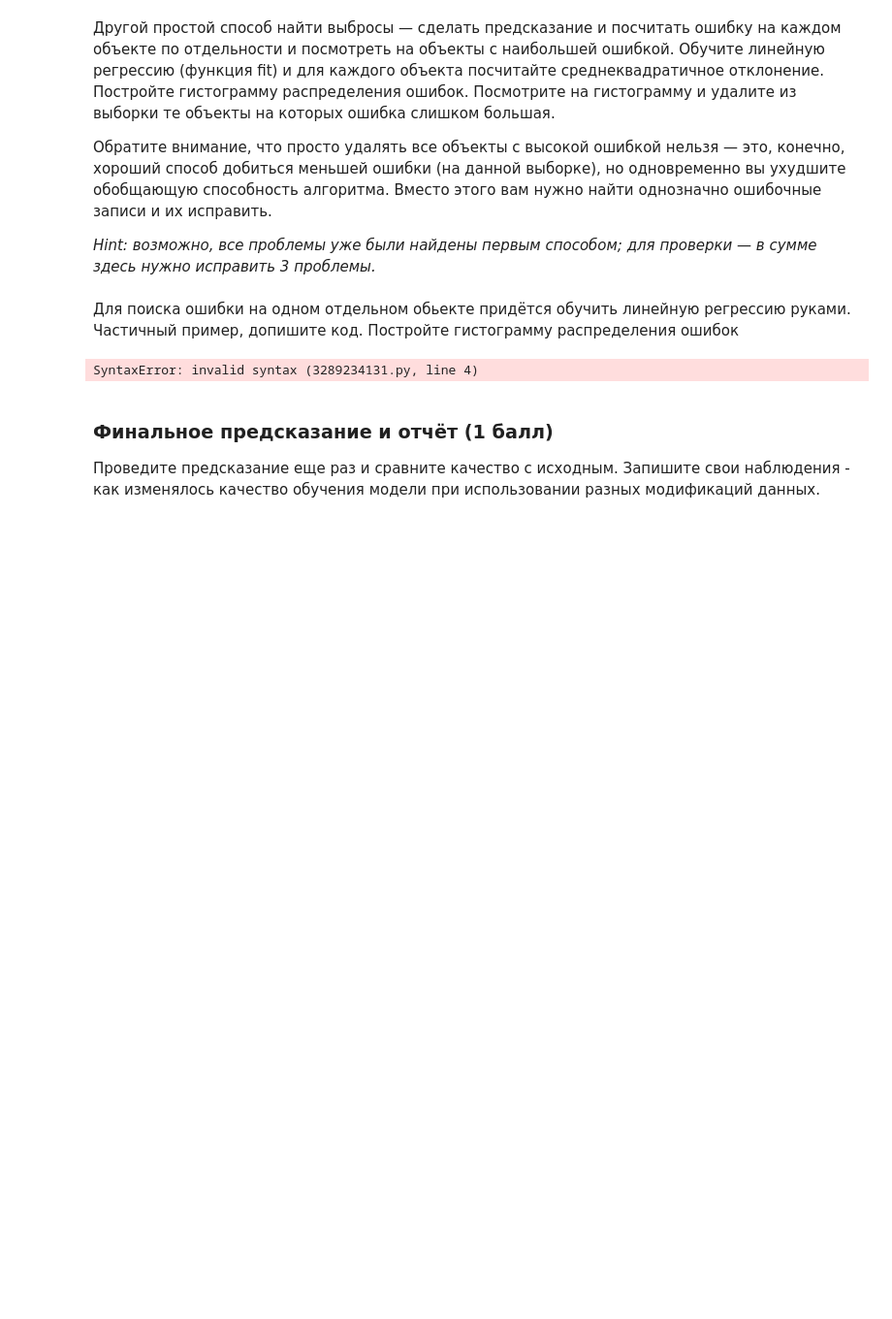
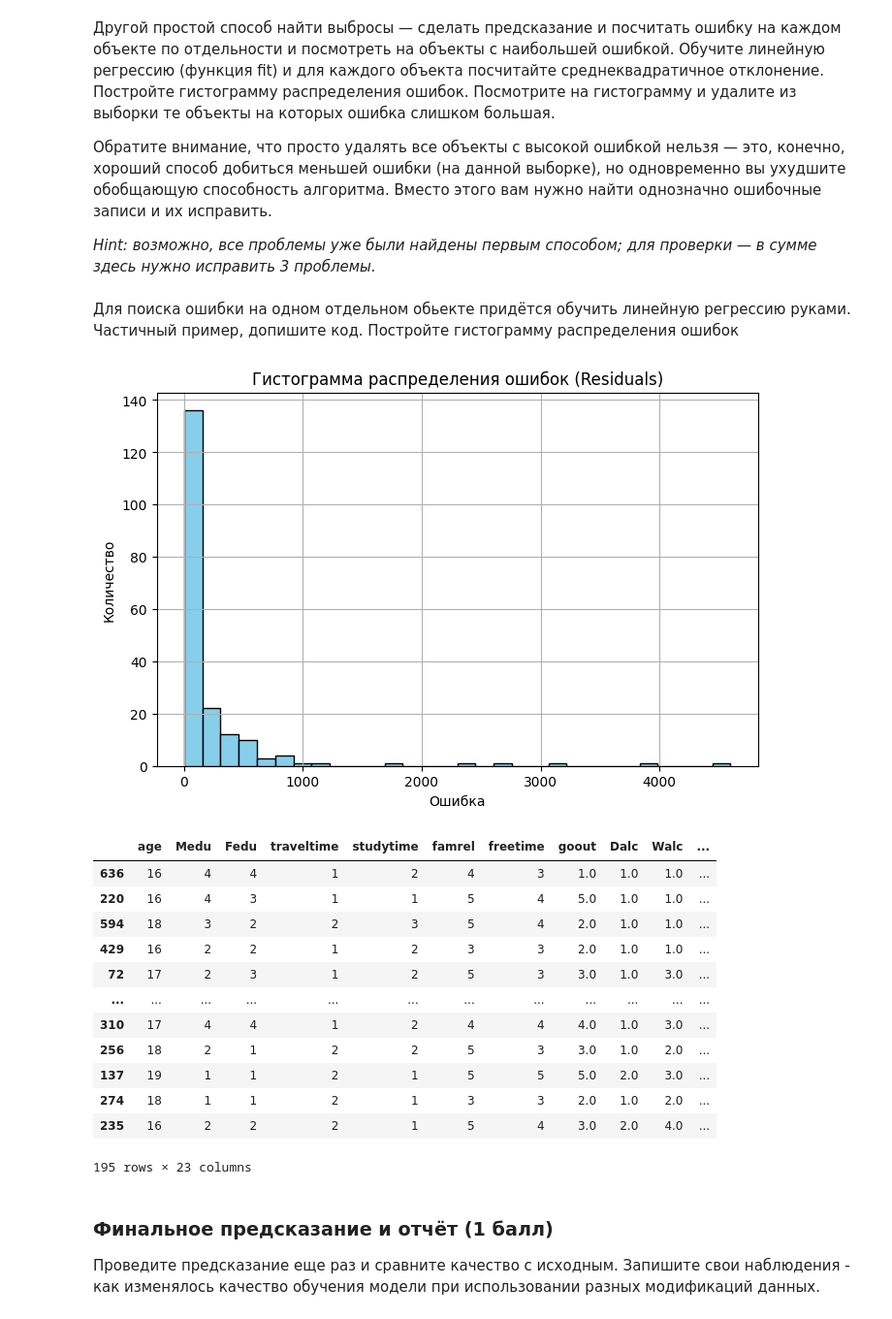
Before and after one commit to NikitaCat81/MLAESCTeminNikita, a Jupyter notebook: task2_linreg/task2_linreg_practice.ipynb, the cells around one changed output. Shown at 97% size. Cells and saved outputs as stored; diff of their text form; code cells hidden in the pictures; blank space fills up the shorter version.

```diff
--- a/task2_linreg/task2_linreg_practice.ipynb
+++ b/task2_linreg/task2_linreg_practice.ipynb
@@ -235,0 +260,17 @@ __(1.5 балла)__
+# %%
+conditions = [
+    data["traveltime"] == 1,
+    data["traveltime"] == 2,
+    data["traveltime"] == 3,
+    data["traveltime"] == 4,
+    (data["traveltime"] > 4) & (data["traveltime"] < 15),
+    (data["traveltime"] >= 15) & (data["traveltime"] < 30),
+    (data["traveltime"] >= 30) & (data["traveltime"] < 60),
+    data["traveltime"] >= 60
+]
+
+choices = [1, 2, 3, 4, 1, 2, 3, 4]
+
+data["traveltime"] = np.select(conditions, choices)
+
+data
@@ -243,14 +298,46 @@ __(1.5 балла)__
 *Hint: возможно, все проблемы уже были найдены первым способом; для проверки &mdash; в сумме здесь нужно исправить 3 проблемы.*
 # %% [markdown]
 Для поиска ошибки на одном отдельном обьекте придётся обучить линейную регрессию руками. Частичный пример, допишите код. Постройте гистограмму распределения ошибок
-# %%
-import sklearn
-from sklearn import linear_model
-regression = linear_model.LinearRegression().fit(data, result) #create model and train it
-prediction = #calculate prediction for one object for vector x
-error = (prediction - y)**2 #simple error - square error
-# %% [output]
-SyntaxError: invalid syntax (3289234131.py, line 4)
+# %%
+import sklearn
+from sklearn import linear_model
+import matplotlib.pyplot as plt
+
+X_train, X_test, y_train, y_test = train_test_split(data, df, test_size=0.3, random_state=42)
+
+regression = linear_model.LinearRegression().fit(X_train, y_train)
+prediction = regression.predict(X_test)
+errors = (y_test.values - prediction)**2
+
+plt.figure(figsize=(8,5))
+plt.hist(errors, bins=30, color='skyblue', edgecolor='black')
+plt.title("Гистограмма распределения ошибок (Residuals)")
+plt.xlabel("Ошибка")
+plt.ylabel("Количество")
+plt.grid(True)
+plt.show()
+
+errors_df = X_test.copy()
+errors_df["y_true"] = y_test.values
+errors_df["y_pred"] = prediction
+errors_df["error"] = errors
+
+errors_df
+# %% [output]
+[figure, added]
+|  | age | Medu | Fedu | traveltime | studytime | famrel | freetime | goout | Dalc | Walc | ... |
+| 636 | 16 | 4 | 4 | 1 | 2 | 4 | 3 | 1.0 | 1.0 | 1.0 | ... |
+| 220 | 16 | 4 | 3 | 1 | 1 | 5 | 4 | 5.0 | 1.0 | 1.0 | ... |
+| 594 | 18 | 3 | 2 | 2 | 3 | 5 | 4 | 2.0 | 1.0 | 1.0 | ... |
+| 429 | 16 | 2 | 2 | 1 | 2 | 3 | 3 | 2.0 | 1.0 | 1.0 | ... |
+| 72 | 17 | 2 | 3 | 1 | 2 | 5 | 3 | 3.0 | 1.0 | 3.0 | ... |
+| ... | ... | ... | ... | ... | ... | ... | ... | ... | ... | ... | ... |
+| 310 | 17 | 4 | 4 | 1 | 2 | 4 | 4 | 4.0 | 1.0 | 3.0 | ... |
+| 256 | 18 | 2 | 1 | 2 | 2 | 5 | 3 | 3.0 | 1.0 | 2.0 | ... |
+| 137 | 19 | 1 | 1 | 2 | 1 | 5 | 5 | 5.0 | 2.0 | 3.0 | ... |
+| 274 | 18 | 1 | 1 | 2 | 1 | 3 | 3 | 2.0 | 1.0 | 2.0 | ... |
+| 235 | 16 | 2 | 2 | 2 | 1 | 5 | 4 | 3.0 | 2.0 | 4.0 | ... |
+195 rows × 23 columns
 # %%
 # Your code here
 # ...
```
Also changed, not shown: parts of 6 cells of this notebook.
